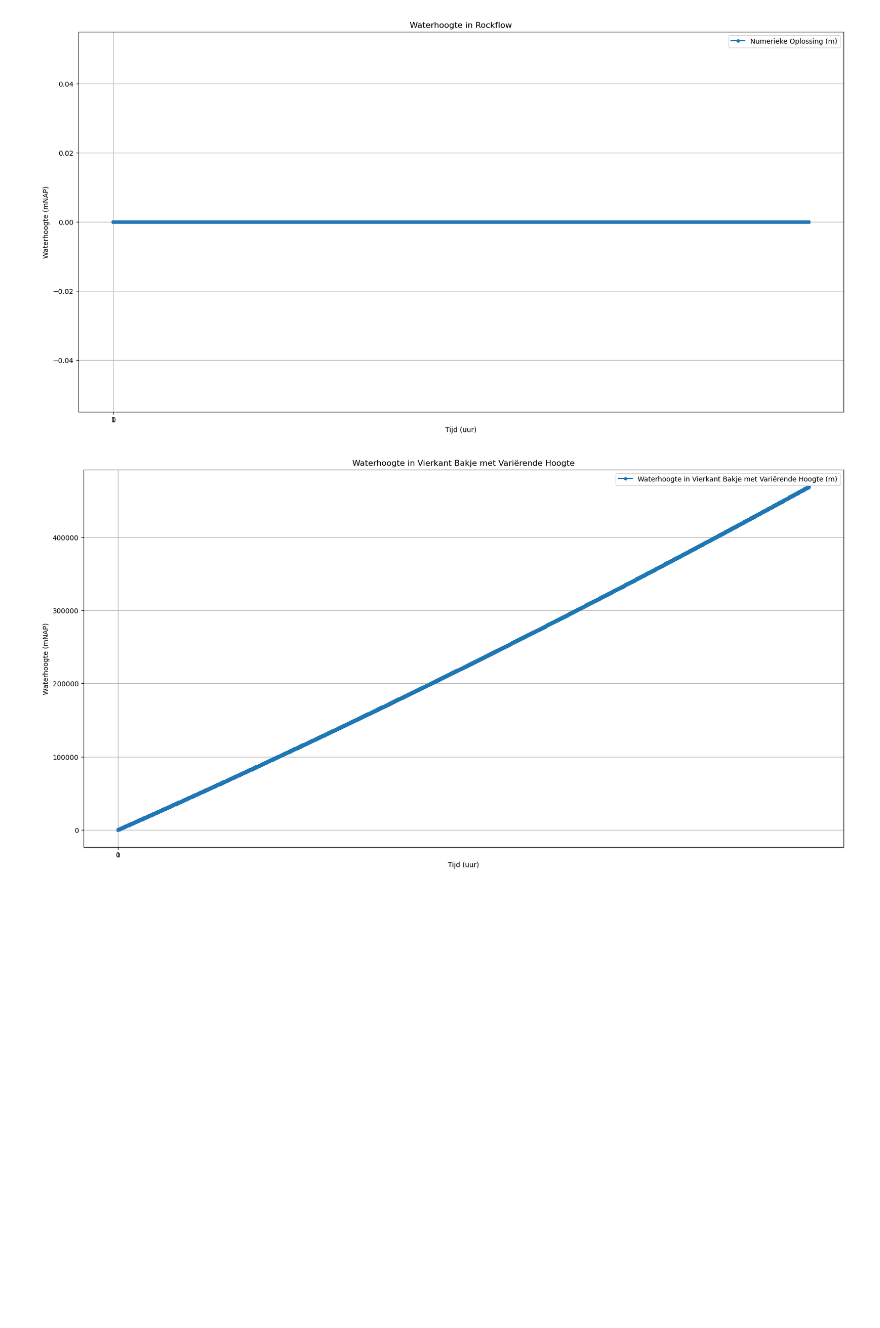
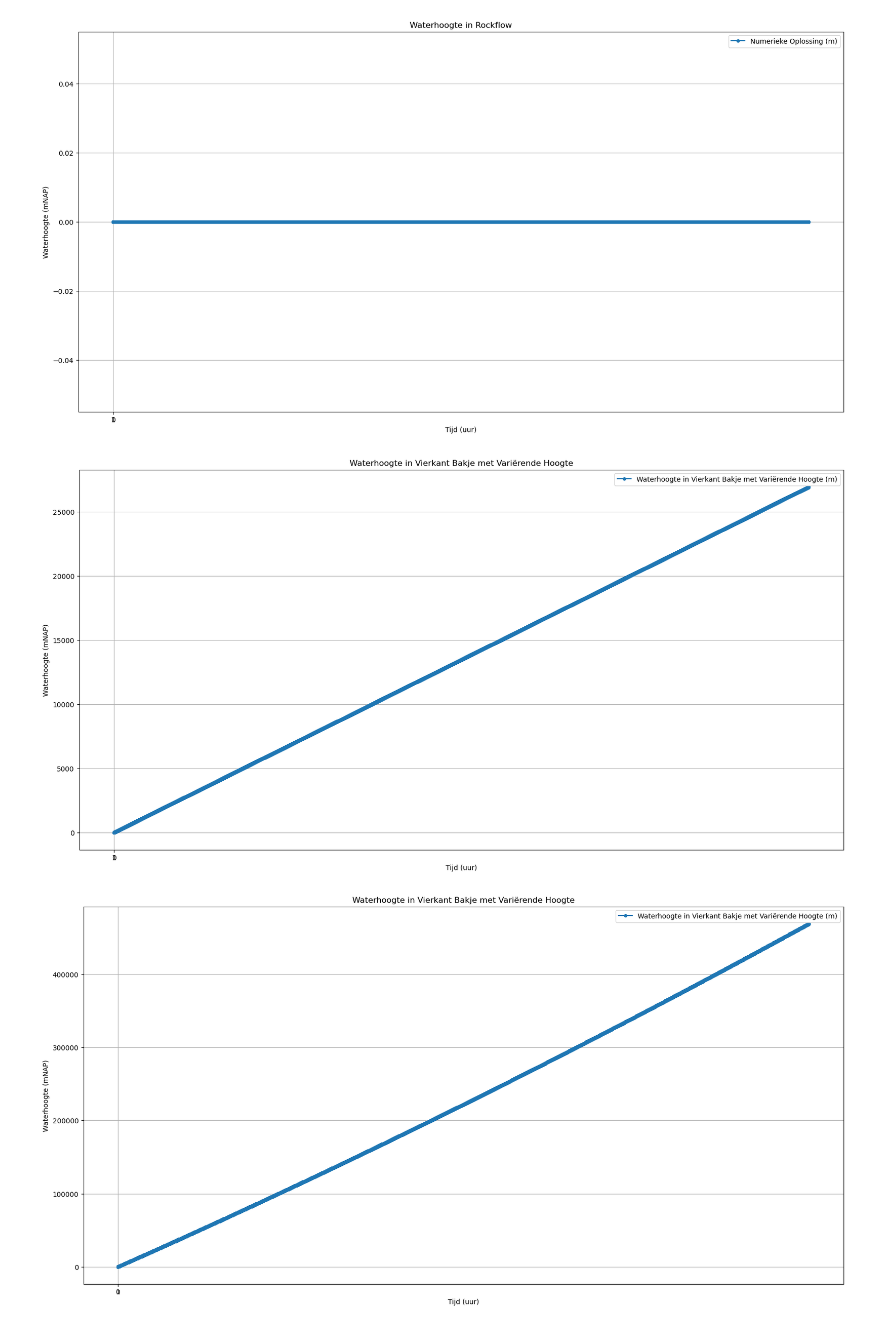
Before and after one commit to Dim277/Casus_waterbergende_weg, a Jupyter notebook: Dimitri_Test.ipynb, the cells around one changed output. Cells and saved outputs as stored; diff of their text form; code cells hidden in the pictures; blank space fills up the shorter version.

```diff
--- a/Dimitri_Test.ipynb
+++ b/Dimitri_Test.ipynb
@@ -104,6 +104,30 @@ plt.show()
 # %% [output]
 [figure]
 [figure]
+# %%
+# Initiële conditie voor het drainzandpakket met variërende hoogte
+V_drainzand_variabel = np.zeros(len(t))  # Array voor de bergingscapaciteit van het vierkante bakje
+h_water_in_drainzand = np.zeros(len(t))  # Array voor de waterhoogte in het vierkante bakje
+V_drainzand_variabel[0] = 0.0  # Initiële bergingscapaciteit van het vierkante bakje (m^3)
+
+# Numerieke oplossing voor het vierkante bakje met variërende hoogte
+for i in range(1, len(t)):
+    dVdt_drainzand = (k_zand * A_zandpakket)
+    V_drainzand_variabel[i] = max(0, V_drainzand_variabel[i - 1] + dVdt_drainzand * dt)
+    h_water_in_drainzand[i] = max(0, V_drainzand_variabel[i] / por_zand / A_zandpakket)
+
+# Plot de numerieke oplossing voor waterhoogte in het vierkante bakje met variërende hoogte
+plt.figure(figsize=(20, 10))
+plt.plot(t, h_water_in_drainzand, label='Waterhoogte in Vierkant Bakje met Variërende Hoogte (m)', marker='o', markersize=4, linestyle='-')
+plt.xlabel('Tijd (uur)')
+plt.ylabel('Waterhoogte (mNAP)')
+plt.title('Waterhoogte in Vierkant Bakje met Variërende Hoogte')
+plt.legend()
+plt.grid(True)
+plt.xticks(np.arange(0, 2, 1))  # Tijdstapmarkeringen om de 1 dag
+plt.show()
+# %% [output]
+[figure, added]
 # %%
 # Parameters voor het vierkante bakje met variërende hoogte
 A_vierkant = 100.0  # oppervlakte van het vierkante bakje (m^2)
```
